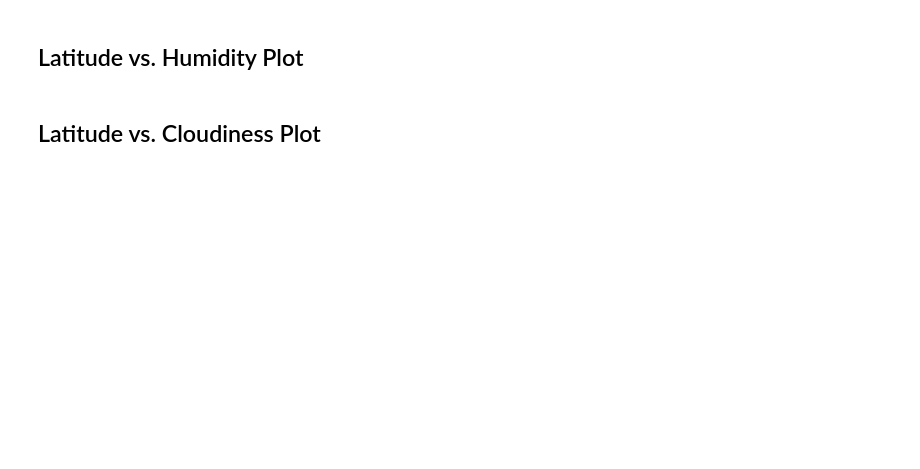
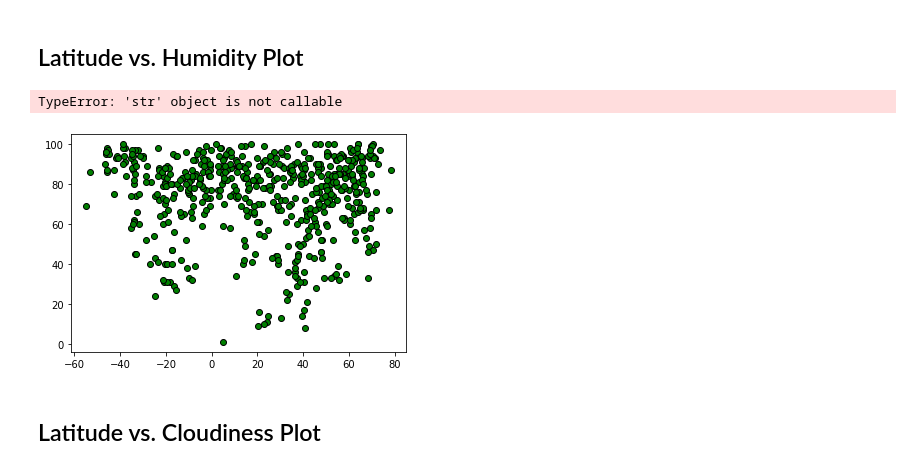
Before and after one commit to ameliahorton/python_api_challenge, a Jupyter notebook: WeatherPy.ipynb, the cells around one changed output. Saved outputs shown, nothing was run; the diff lists cells and outputs as text; code cells hidden in the pictures; blank space fills up the shorter version.

```diff
--- a/WeatherPy.ipynb
+++ b/WeatherPy.ipynb
@@ -155,4 +178,14 @@ Skip this step if there are no cities that have humidity > 100%.
 # %% [markdown]
 ## Latitude vs. Humidity Plot
+# %%
+x_axis = weather_df['Lat']
+y_axis = weather_df['Humidity']
+
+plt.scatter(x_axis, y_axis, marker='o', facecolors='green', edgecolors='black')
+plt.xlabel("Latitude")
+plt.ylabel("Humidity (%)")
+# %% [output]
+TypeError: 'str' object is not callable
+[figure, added]
 # %% [markdown]
 ## Latitude vs. Cloudiness Plot
```
Also changed, not shown: parts of 22 cells of this notebook, 5 other files.
